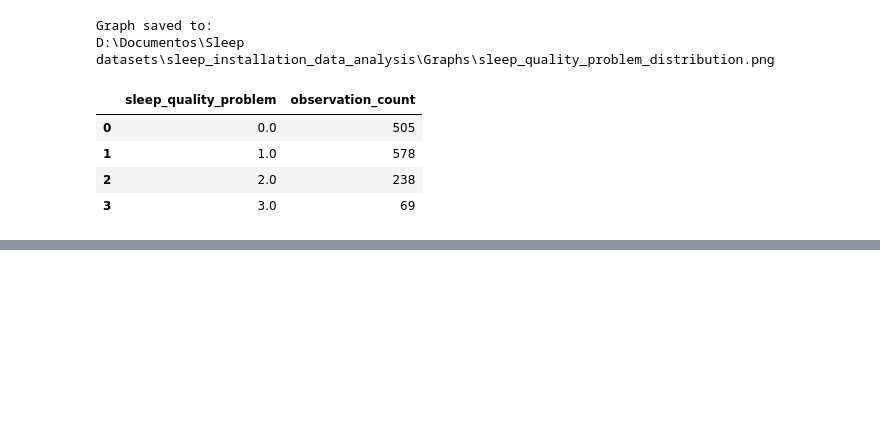
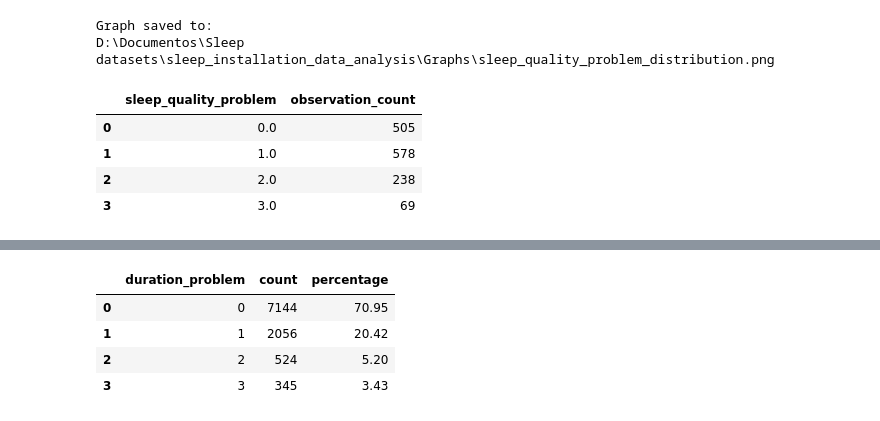
Before and after one commit to MacquePanoramix/Sleep-datasets-official, a Jupyter notebook: sleep_bridge_variables_analysis.ipynb, the cells around one changed output, grey strips where cells are left out. Saved outputs shown, nothing was run; the diff lists cells and outputs as text; code cells hidden in the pictures; blank space fills up the shorter version.

```diff
--- a/sleep_bridge_variables_analysis.ipynb
+++ b/sleep_bridge_variables_analysis.ipynb
@@ -1264,0 +1277,93 @@ D:\Documentos\Sleep datasets\sleep_installation_data_analysis\Graphs\sleep_quali
+# %%
+# ------------------------------------------------------------
+# Create duration_problem from NHANES average sleep duration
+# ------------------------------------------------------------
+
+from pathlib import Path
+import numpy as np
+import pandas as pd
+
+# Re-create paths in case the notebook forgot them
+CURRENT_DIR = Path.cwd()
+
+if CURRENT_DIR.name.lower() == "notebooks":
+    PROJECT_DIR = CURRENT_DIR.parent
+else:
+    PROJECT_DIR = CURRENT_DIR
+
+DATA_DIR = PROJECT_DIR / "data"
+NHANES_DIR = DATA_DIR / "nhanes"
+GRAPH_DIR = PROJECT_DIR / "Graphs"
+
+GRAPH_DIR.mkdir(parents=True, exist_ok=True)
+
+# Load NHANES sleep questionnaire file again
+slq_path = NHANES_DIR / "P_SLQ.XPT"
+
+sleep_raw = pd.read_sas(slq_path, format="xport")
+
+# Keep only the columns needed for average sleep duration
+duration_problem_analysis = sleep_raw[["SEQN", "SLD012", "SLD013"]].copy()
+
+# Make sure sleep columns are numeric
+duration_problem_analysis["SLD012"] = pd.to_numeric(
+    duration_problem_analysis["SLD012"],
+    errors="coerce"
+)
+
+duration_problem_analysis["SLD013"] = pd.to_numeric(
+    duration_problem_analysis["SLD013"],
+    errors="coerce"
+)
+
+# Calculate average sleep duration
+duration_problem_analysis["avg_sleep_h"] = (
+    (5 * duration_problem_analysis["SLD012"] + 2 * duration_problem_analysis["SLD013"]) / 7
+)
+
+# Remove rows without valid average sleep duration
+duration_problem_analysis = duration_problem_analysis.dropna(
+    subset=["avg_sleep_h"]
+).copy()
+
+# Create duration problem score
+duration_problem_analysis["duration_problem"] = np.select(
+    [
+        duration_problem_analysis["avg_sleep_h"] > 7,
+        (duration_problem_analysis["avg_sleep_h"] >= 6) & (duration_problem_analysis["avg_sleep_h"] <= 7),
+        (duration_problem_analysis["avg_sleep_h"] >= 5) & (duration_problem_analysis["avg_sleep_h"] < 6),
+        duration_problem_analysis["avg_sleep_h"] < 5,
+    ],
+    [
+        0,
+        1,
+        2,
+        3,
+    ],
+    default=np.nan
+)
+
+# Count how many participants fall into each score
+duration_problem_counts = (
+    duration_problem_analysis["duration_problem"]
+    .value_counts()
+    .sort_index()
+)
+
+# Create a simple summary table
+duration_problem_table = pd.DataFrame({
+    "duration_problem": duration_problem_counts.index.astype(int),
+    "count": duration_problem_counts.values,
+})
+
+duration_problem_table["percentage"] = (
+    duration_problem_table["count"] / duration_problem_table["count"].sum() * 100
+).round(2)
+
+duration_problem_table
+# %% [output]
+|  | duration_problem | count | percentage |
+| 0 | 0 | 7144 | 70.95 |
+| 1 | 1 | 2056 | 20.42 |
+| 2 | 2 | 524 | 5.20 |
+| 3 | 3 | 345 | 3.43 |
```
Also changed, not shown: parts of 9 cells of this notebook, 1 other file.
